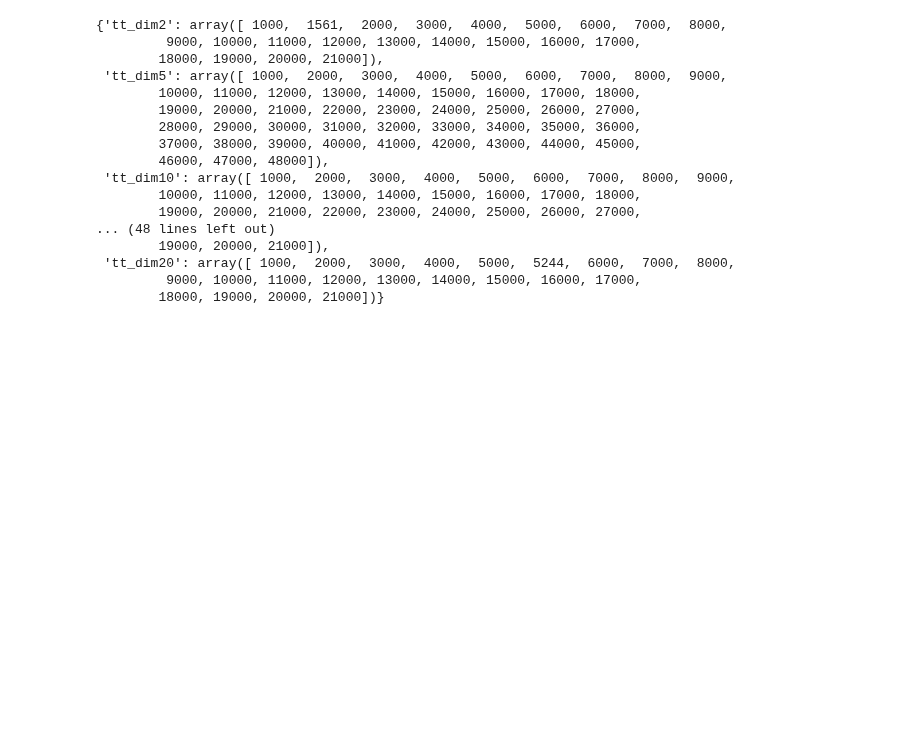
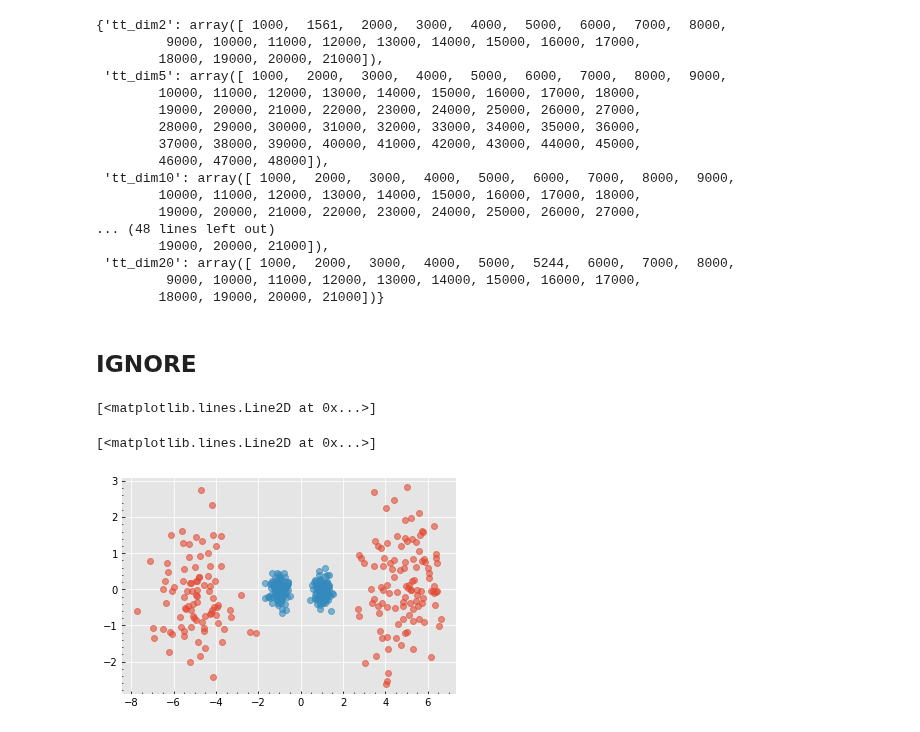
Before and after one commit to saforem2/l2hmc, a Jupyter notebook: l2hmc/notebooks/training_times.ipynb, the cells around one changed output. Cells and saved outputs as stored; diff of their text form; code cells hidden in the pictures; blank space fills up the shorter version.

```diff
--- a/l2hmc/notebooks/training_times.ipynb
+++ b/l2hmc/notebooks/training_times.ipynb
@@ -218,3 +308,37 @@ steps_dict
  'tt_dim20': array([ 1000,  2000,  3000,  4000,  5000,  5244,  6000,  7000,  8000,
          9000, 10000, 11000, 12000, 13000, 14000, 15000, 16000, 17000,
         18000, 19000, 20000, 21000])}
+# %% [markdown]
+## IGNORE
+# %%
+centers = 5
+sigma = 1.
+means = np.zeros((2,2))
+means[::2, 0] = centers
+means[1::2, 0] = - centers
+cov_mtx = sigma * np.eye(2)
+covs = np.array([cov_mtx] * 2)
+pis = distribution_arr(2, 2)
+distribution = GMM(means, covs, pis)
+# %%
+centers1 = 1
+sigma1 = 0.05
+means1 = np.zeros((2,2))
+means1[::2, 0] = centers1
+means1[1::2, 0] = - centers1
+cov_mtx1 = sigma1 * np.eye(2)
+covs1 = np.array([cov_mtx1] * 2)
+pis1 = distribution_arr(2, 2)
+distribution1 = GMM(means1, covs1, pis1)
+# %%
+samples = distribution.get_samples(200)
+samples1 = distribution1.get_samples(200)
+# %%
+fig, ax = plt.subplots()
+ax.plot(samples[:,0], samples[:,1], marker='o', ls='', alpha=0.6)
+ax.plot(samples1[:,0], samples1[:,1], marker='o', ls='', alpha=0.6)
+plt.show()
+# %% [output]
+[<matplotlib.lines.Line2D at 0x...>]
+[<matplotlib.lines.Line2D at 0x...>]
+[figure, added]
```
Also changed, not shown: parts of 22 cells of this notebook, 1 other file.
